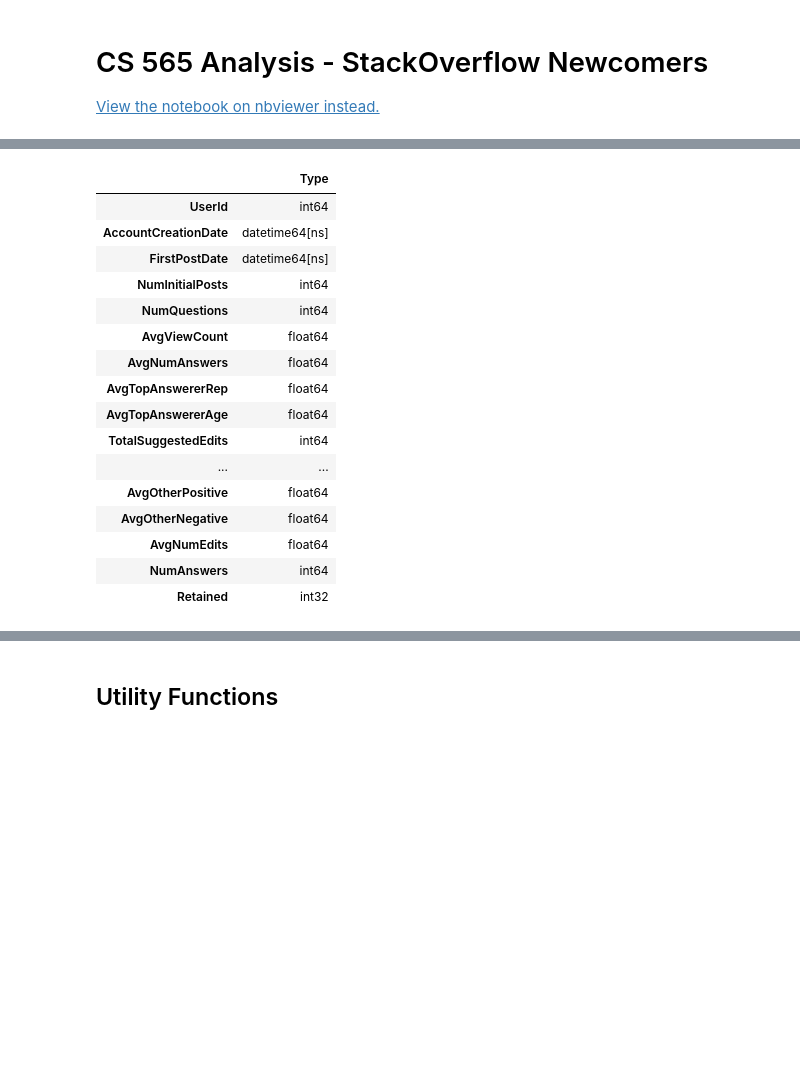
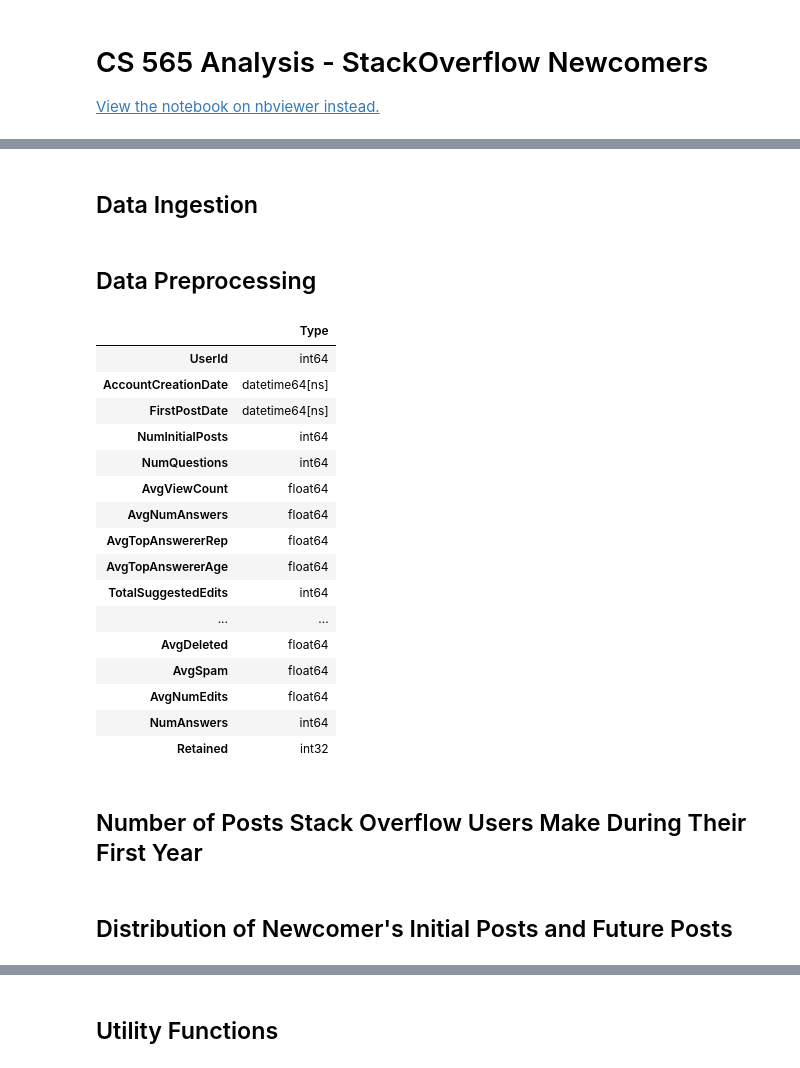
Before and after one commit to jackiec1998/cs565-final-project, a Jupyter notebook: newcomers.ipynb, the cells around one changed output, grey strips where cells are left out. Drawn from its saved outputs; the diff is of its cells as text; code cells hidden in the pictures; blank space fills up the shorter version.

```diff
--- a/newcomers.ipynb
+++ b/newcomers.ipynb
@@ -28,23 +12,49 @@ nc['Retained'] = (nc['NumFuturePosts'] > 0).astype(int)
+# %% [markdown]
+## Data Ingestion
+# %%
+newcomers = pd.read_csv('newcomers.csv', parse_dates=['FirstPostDate', 'AccountCreationDate'])
+year = pd.read_csv('numPostsWithinYear.csv')
+two_posts = pd.read_csv('timeBetweenFirstTwo.csv', parse_dates=['FirstPostDate', 'SecondPostDate'])
+# %% [markdown]
+## Data Preprocessing
+# %%
+def normalize(column, df):
+    return df[column] / df['NumInitialPosts']
+
+newcomers['Lurking'] = (newcomers['FirstPostDate'] - newcomers['AccountCreationDate']).dt.days
+
+newcomers['AvgUpVotes'] = normalize('TotalUpVotes', newcomers)
+newcomers['AvgDownVotes'] = normalize('TotalDownVotes', newcomers)
+newcomers['AvgAcceptances'] = normalize('TotalAnswersAccepted', newcomers)
+newcomers['AvgBookmarks'] = normalize('TotalBookmarked', newcomers)
+newcomers['AvgClosed'] = normalize('TotalClosed', newcomers)
+newcomers['AvgDeleted'] = normalize('TotalDeleted', newcomers)
+newcomers['AvgSpam'] = normalize('TotalMarkedAsSpam', newcomers)
+
+newcomers['AvgNumEdits'] = normalize('TotalSuggestedEdits', newcomers)
+newcomers['NumAnswers'] = newcomers['NumInitialPosts'] - newcomers['NumQuestions']
+
+newcomers['Retained'] = (newcomers['NumFuturePosts'] > 0).astype(int)
 # %%
-dtypes = nc.dtypes.to_frame()
-dtypes.columns = ['Type']
-dtypes
+newcomers.dtypes.to_frame().rename(columns={0: 'Type'})
 # %% [output]
 |  | Type |
 | UserId | int64 |
 | AccountCreationDate | datetime64[ns] |
 | FirstPostDate | datetime64[ns] |
 | NumInitialPosts | int64 |
 | NumQuestions | int64 |
 | AvgViewCount | float64 |
 | AvgNumAnswers | float64 |
 | AvgTopAnswererRep | float64 |
 | AvgTopAnswererAge | float64 |
 | TotalSuggestedEdits | int64 |
 | ... | ... |
-| AvgOtherPositive | float64 |
-| AvgOtherNegative | float64 |
+| AvgDeleted | float64 |
+| AvgSpam | float64 |
 | AvgNumEdits | float64 |
 | NumAnswers | int64 |
 | Retained | int32 |
+# %% [markdown]
+## Number of Posts Stack Overflow Users Make During Their First Year
 # %%
@@ -216,0 +86,2 @@ fig.write_image('figs/post-type-bins.png', scale=3)
+# %% [markdown]
+## Distribution of Newcomer's Initial Posts and Future Posts
```
Also changed, not shown: parts of 13 cells of this notebook, 6 other files.
